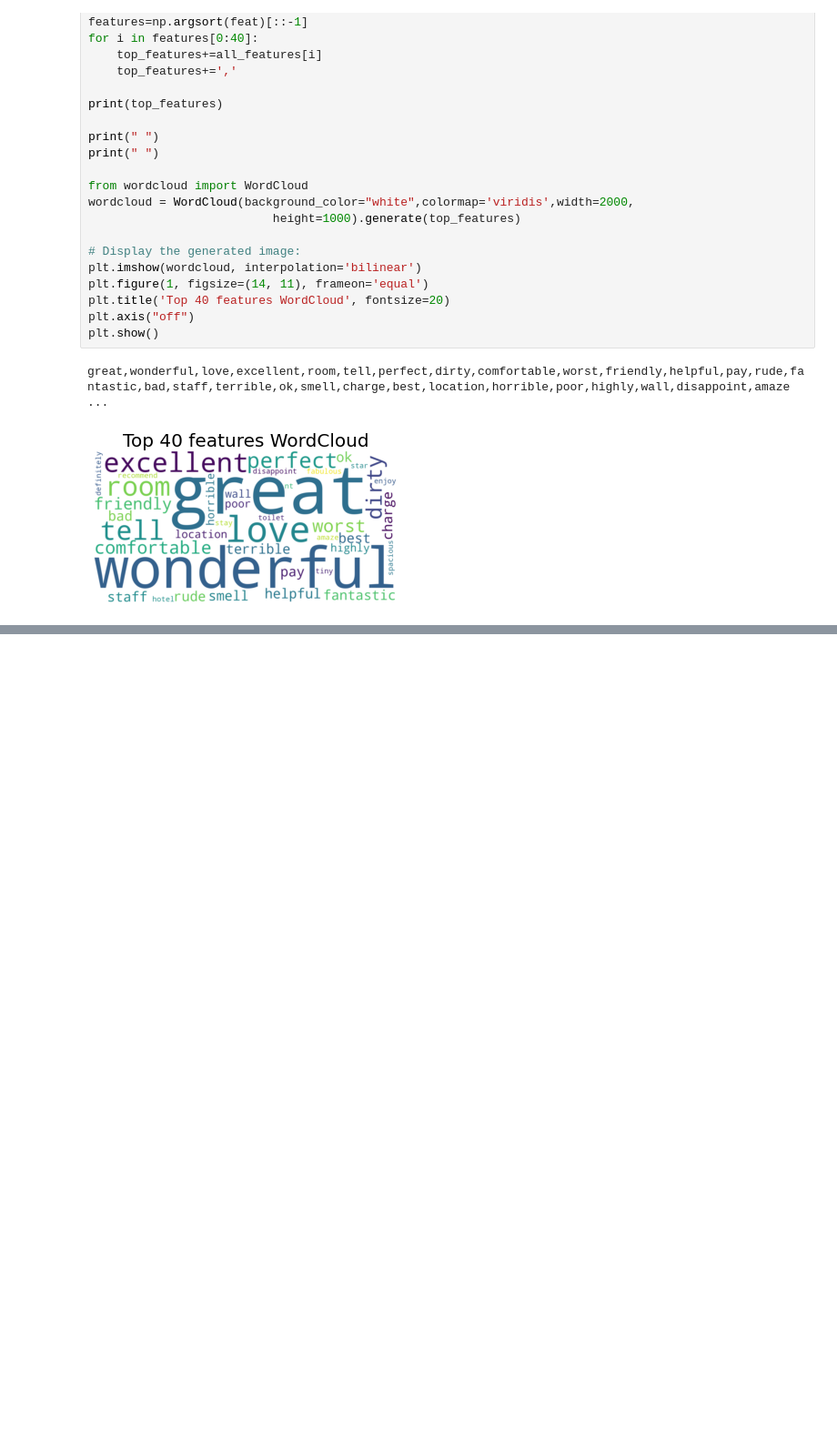
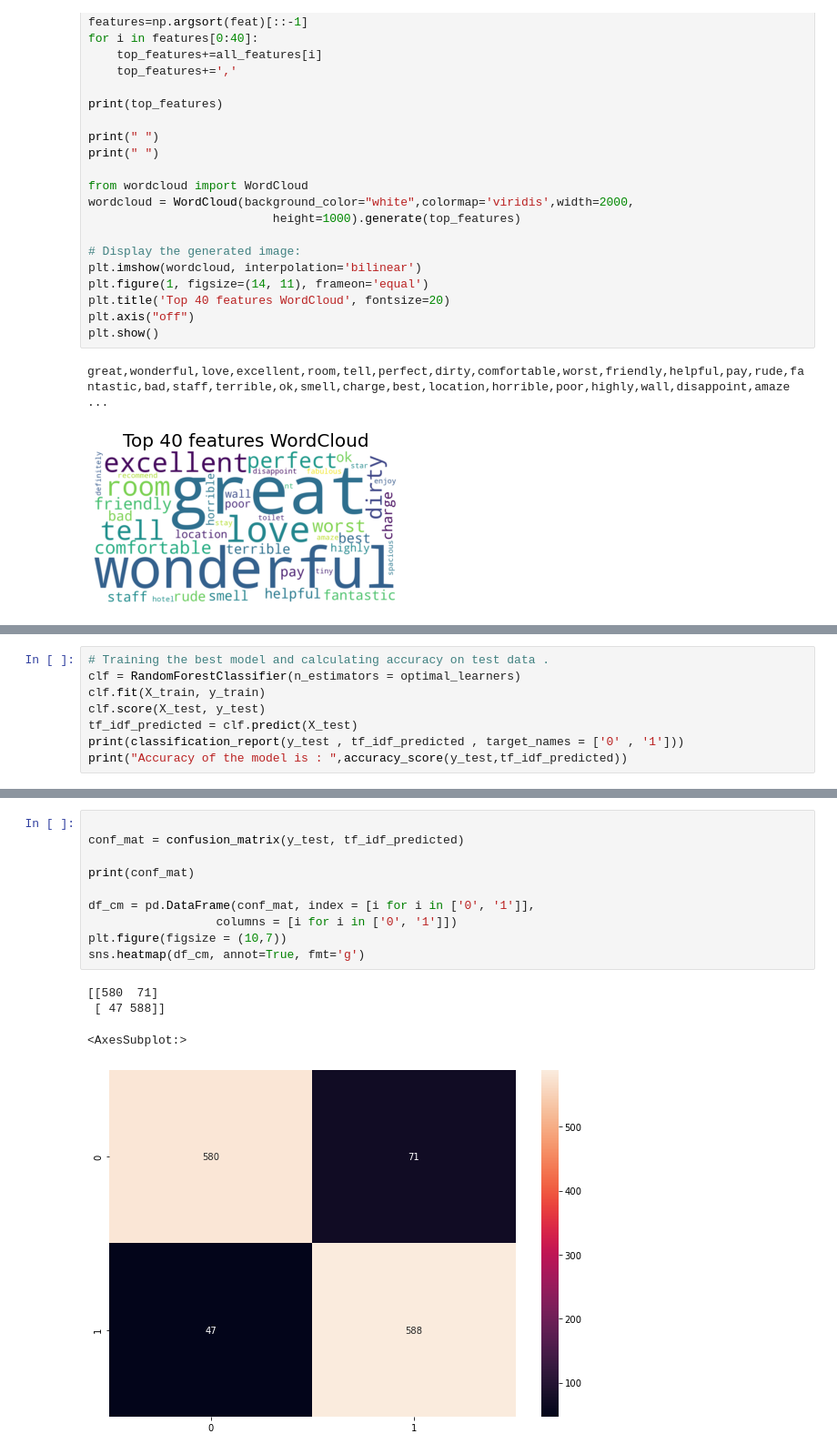
Before and after one commit to wildraft/Tripadvisor_Reviews, a Jupyter notebook: NLP.ipynb, the cells around one changed output, grey strips where cells are left out. Shown at 91% size. Saved outputs shown, nothing was run; the diff lists cells and outputs as text; blank space fills up the shorter version.

```diff
--- a/NLP.ipynb
+++ b/NLP.ipynb
@@ -537,0 +612,8 @@ great,wonderful,love,excellent,room,tell,perfect,dirty,comfortable,worst,friendl
+# %%
+# Training the best model and calculating accuracy on test data .
+clf = RandomForestClassifier(n_estimators = optimal_learners)
+clf.fit(X_train, y_train)
+clf.score(X_test, y_test)
+tf_idf_predicted = clf.predict(X_test)
+print(classification_report(y_test , tf_idf_predicted , target_names = ['0' , '1']))
+print("Accuracy of the model is : ",accuracy_score(y_test,tf_idf_predicted))
@@ -537,0 +631,15 @@ great,wonderful,love,excellent,room,tell,perfect,dirty,comfortable,worst,friendl
+# %%
+
+conf_mat = confusion_matrix(y_test, tf_idf_predicted)
+
+print(conf_mat)
+
+df_cm = pd.DataFrame(conf_mat, index = [i for i in ['0', '1']],
+                  columns = [i for i in ['0', '1']])
+plt.figure(figsize = (10,7))
+sns.heatmap(df_cm, annot=True, fmt='g')
+# %% [output]
+[[580  71]
+ [ 47 588]]
+<AxesSubplot:>
+[figure, added]
```
Also changed, not shown: parts of 16 cells of this notebook, 2 other files.
